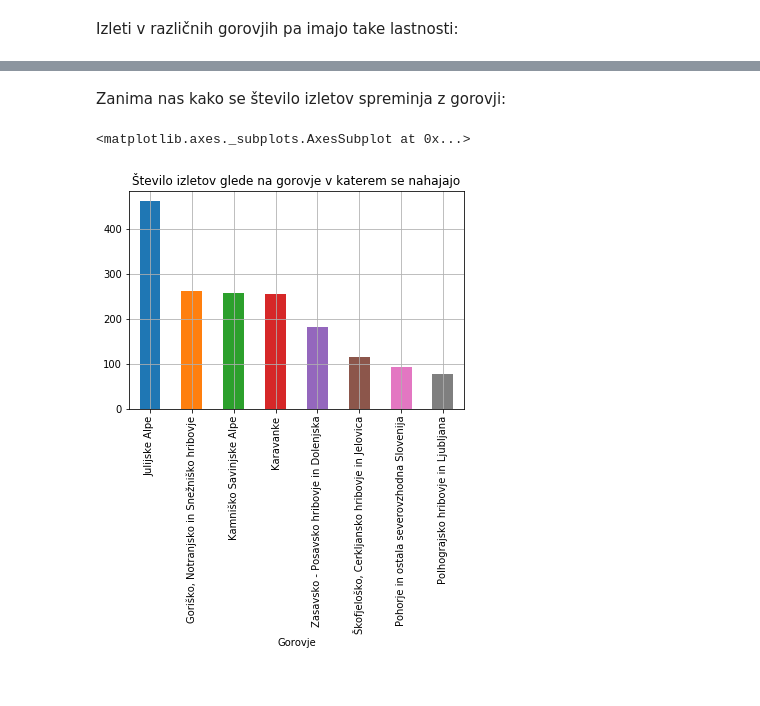
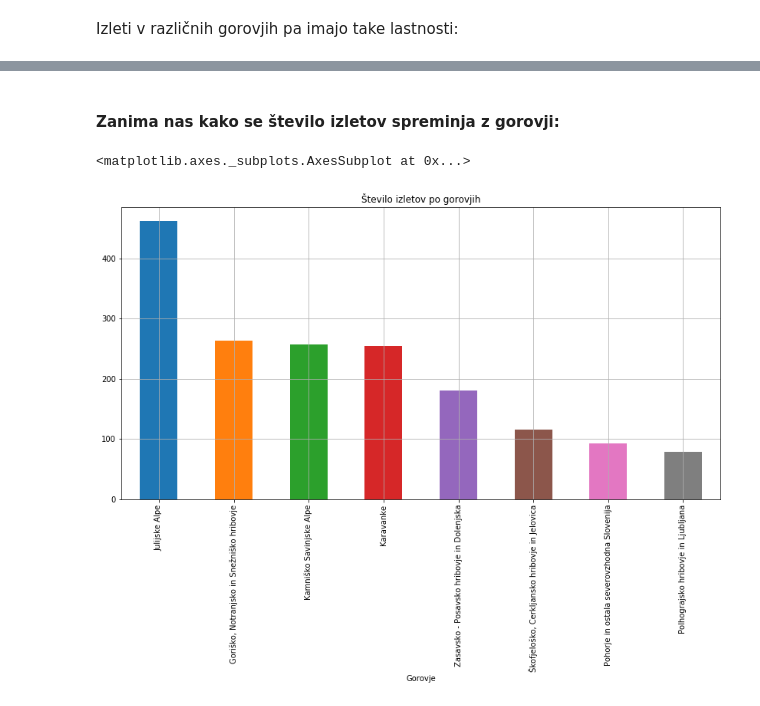
Before and after one commit to zstrgar/Prog1_projekt_izlet, a Jupyter notebook: izleti.ipynb, the cells around one changed output, grey strips where cells are left out. Drawn from its saved outputs; the diff is of its cells as text; code cells hidden in the pictures.

```diff
--- a/izleti.ipynb
+++ b/izleti.ipynb
@@ -18,8 +18,8 @@ Podatki iz osnovne tabele so predstavljeni v popravljeni tabeli. Ta namesto meš
 # %%
 import pandas as pd
 import matplotlib.pyplot as plt
-import numpy as np
-pd.options.display.max_rows = 15
+plt.rcParams['figure.figsize'] = [14, 7]
+pd.options.display.max_rows = 20
 # %%
 izleti = pd.read_csv('../Prog1_projekt_izlet/Prog1_projekt_izlet/podatki_izlet/podatki_izletov.csv', index_col = 'id')
 izleti.columns = ['Ime', 'Gorovje', 'Nadmorska višina v metrih', 'Vrsta', 'Priljubljenost v %',
@@ -30,7 +30,7 @@ izleti = izleti[['Ime', 'Nadmorska višina v metrih', 'Mesto priljubljenosti', '
 Sprememba enot v stolpcu 'Čas poti'. Uporabili smo naslednjo funkcijo:
 # %%
 def v_minute(x):
-    if x < 6:
+    if x < 9 :
         x = 60*x
     return x
 # %%
@@ -38,0 +41,4 @@ izleti = izleti.drop(columns = 'Čas poti')
+# %%
+izleti = izleti[['Ime', 'Nadmorska višina v metrih', 'Mesto priljubljenosti', 'Priljubljenost v %',
+                 'Zahtevnost poti', 'Čas poti v min', 'Št. poti', 'Vrsta', 'Gorovje', 'Opis']]
+izleti
@@ -116,7 +150,7 @@ gorovje.mean()
 # %% [markdown]
-Zanima nas kako se število izletov spreminja z gorovji:
+#### Zanima nas kako se število izletov spreminja z gorovji:
 # %%
-izleti_v_gorovju.plot.bar(title = 'Število izletov glede na gorovje v katerem se nahajajo', grid = True)
+izleti_v_gorovju.plot.bar(title = 'Število izletov po gorovjih', grid = True)
 # %% [output]
 <matplotlib.axes._subplots.AxesSubplot at 0x...>
-[figure, old version]
+[figure, new version]
```
Also changed, not shown: parts of 15 cells of this notebook.
